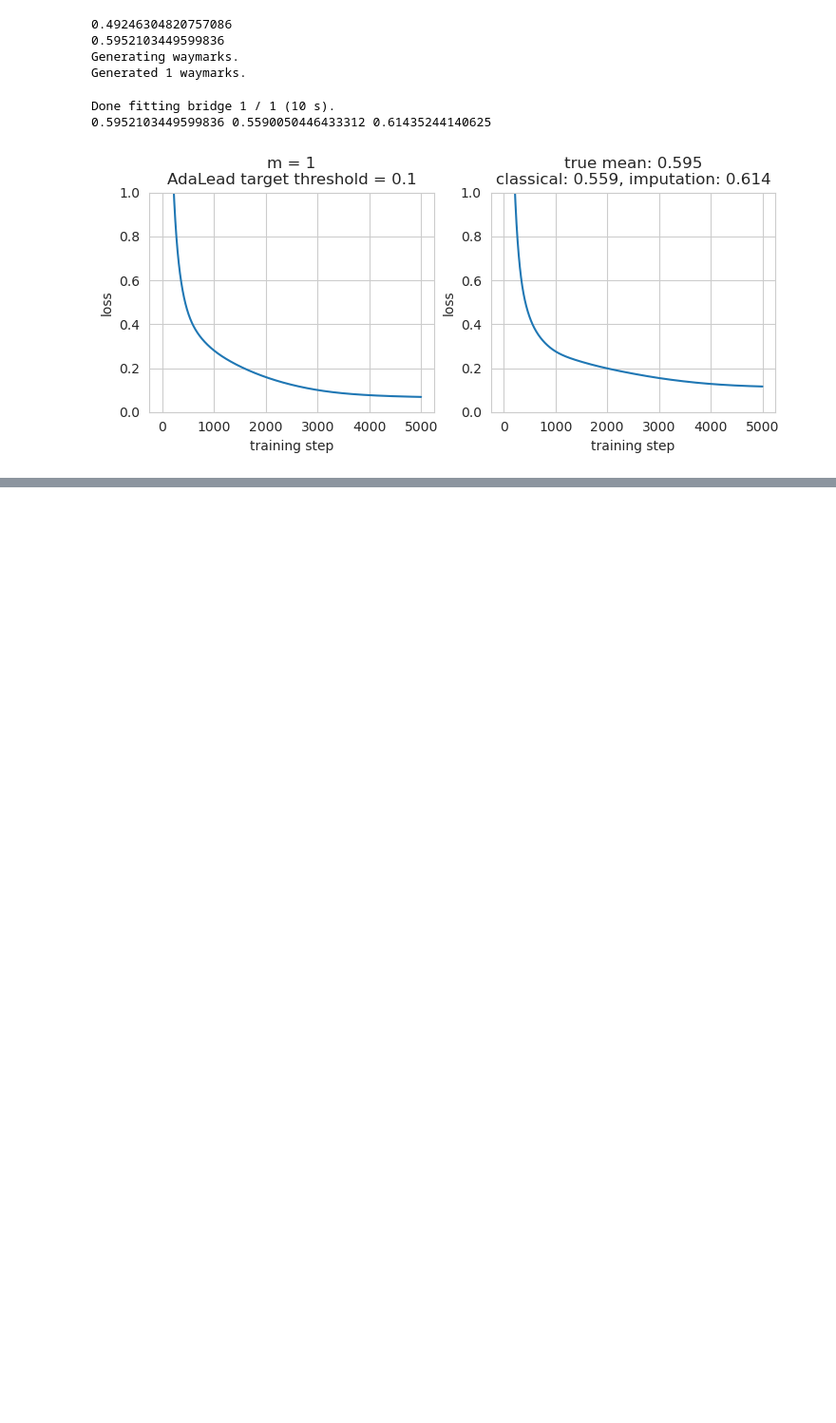
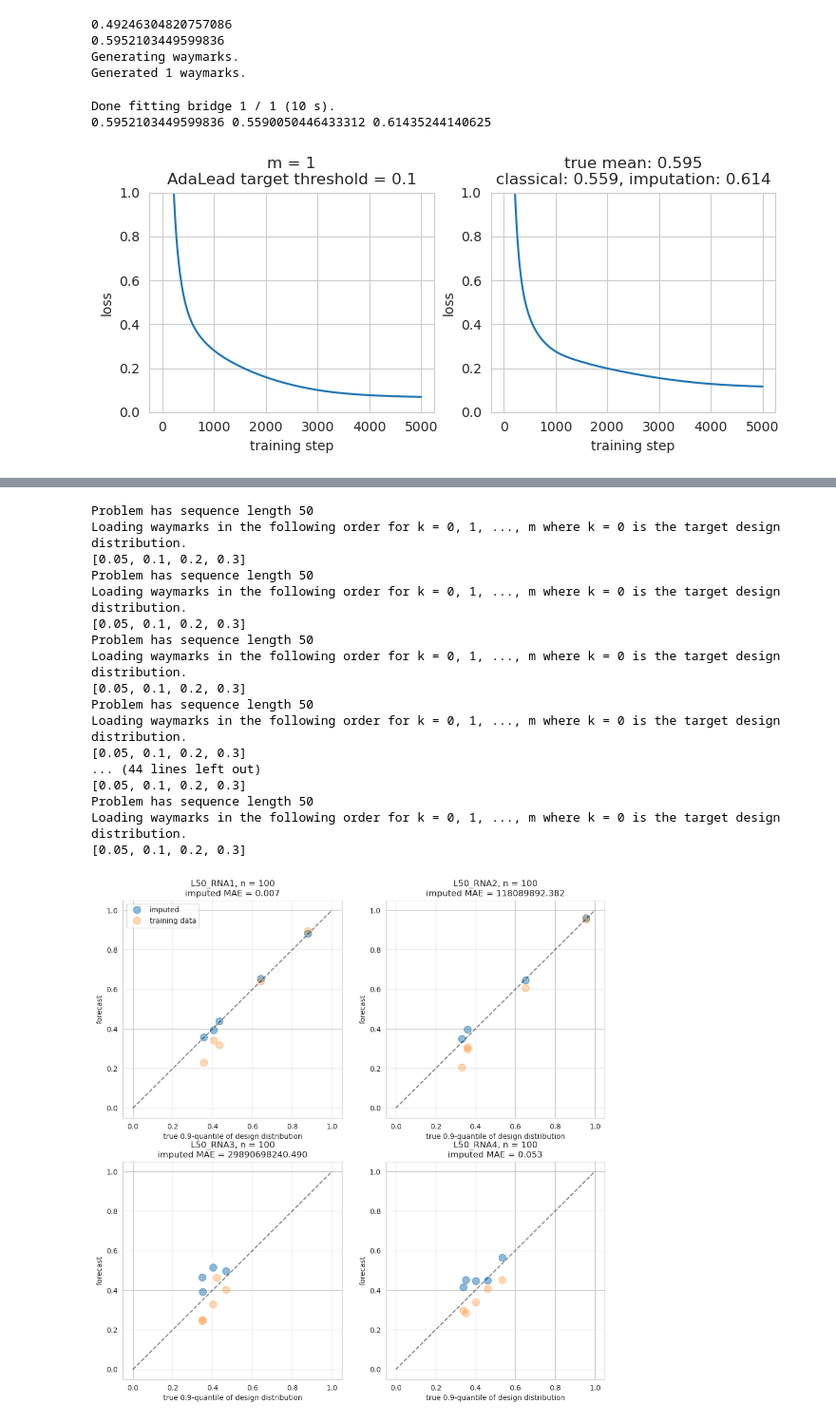
Before and after one commit to clarafy/design-algorithm-selection, a Jupyter notebook: flexs-110823.ipynb, the cells around one changed output, grey strips where cells are left out. Shown at 95% size. Saved outputs shown, nothing was run; the diff lists cells and outputs as text; code cells hidden in the pictures; blank space fills up the shorter version.

```diff
--- a/flexs-110823.ipynb
+++ b/flexs-110823.ipynb
@@ -539,0 +756,58 @@ plt.title(format_str.format(*values));
+# %%
+n = 100
+q = 0.9
+seed_idxs = range(1, n_seed + 1)
+plt.figure(figsize=(12, 12))
+
+for l, landscape_name in enumerate(landscape_names):
+    plt.subplot(2, 2, l + 1)
+
+    true_sx2 = np.zeros([n_seed, 2])
+    imputed_s = np.zeros([n_seed])
+
+    for seed_idx in seed_idxs:
+
+        X_m1xnxd, y_m1xn, pred_mxn, Xcal_mxnxd, ycal_mxn, predcal_mxn = vshifts.load_rna_data(
+            landscape_name,
+            seed_idx,
+            n,
+            explorer_kwarg_name2vals,
+            data_dir
+        )
+
+        true_sx2[seed_idx - 1] = np.quantile(y_m1xn[0], q=q), np.quantile(y_m1xn[-1], q=q)
+        imputed_s[seed_idx - 1] = np.quantile(pred_mxn[0], q=q)
+    imputed_mae = np.mean(np.abs(true_sx2[:, 0] - imputed_s))
+
+    plt.plot(true_sx2[:, 0], imputed_s, 'o', alpha=0.5, markersize=10, label='imputed')
+    plt.plot(true_sx2[:, 0], true_sx2[:, 1], 'o', alpha=0.3, markersize=10, label='training data')
+    plt.plot([0, 1], [0, 1], '--k', alpha=0.5)
+    plt.title('{}, n = {}\nimputed MAE = {:.3f}'.format(
+        landscape_name, n, imputed_mae
+    ))
+    plt.xlabel('true {}-quantile of design distribution'.format(q));
+    plt.ylabel('forecast');
+    plt.xlim([-0.05, 1.05]);
+    plt.ylim([-0.05, 1.05])
+
+plt.subplot(2, 2, 1)
+plt.legend();
+# %% [output]
+Problem has sequence length 50
+Loading waymarks in the following order for k = 0, 1, ..., m where k = 0 is the target design distribution.
+[0.05, 0.1, 0.2, 0.3]
+Problem has sequence length 50
+Loading waymarks in the following order for k = 0, 1, ..., m where k = 0 is the target design distribution.
+[0.05, 0.1, 0.2, 0.3]
+Problem has sequence length 50
+Loading waymarks in the following order for k = 0, 1, ..., m where k = 0 is the target design distribution.
+[0.05, 0.1, 0.2, 0.3]
+Problem has sequence length 50
+Loading waymarks in the following order for k = 0, 1, ..., m where k = 0 is the target design distribution.
+[0.05, 0.1, 0.2, 0.3]
+... (44 lines left out)
+[0.05, 0.1, 0.2, 0.3]
+Problem has sequence length 50
+Loading waymarks in the following order for k = 0, 1, ..., m where k = 0 is the target design distribution.
+[0.05, 0.1, 0.2, 0.3]
+[figure, added]
```
Also changed, not shown: parts of 20 cells of this notebook, 4 other files.
